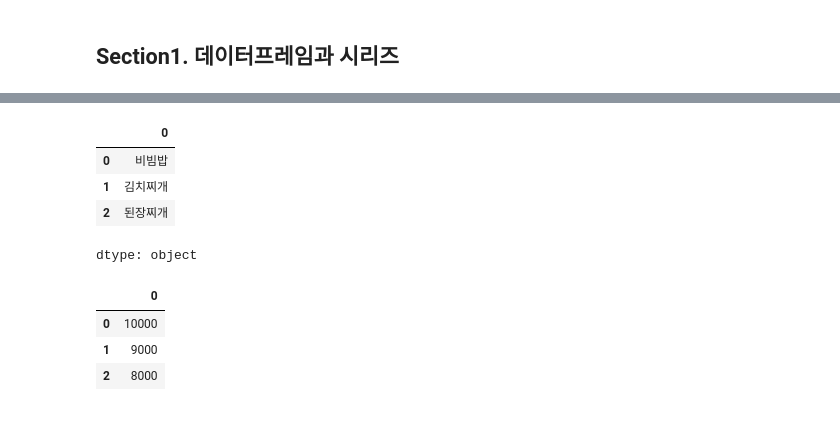
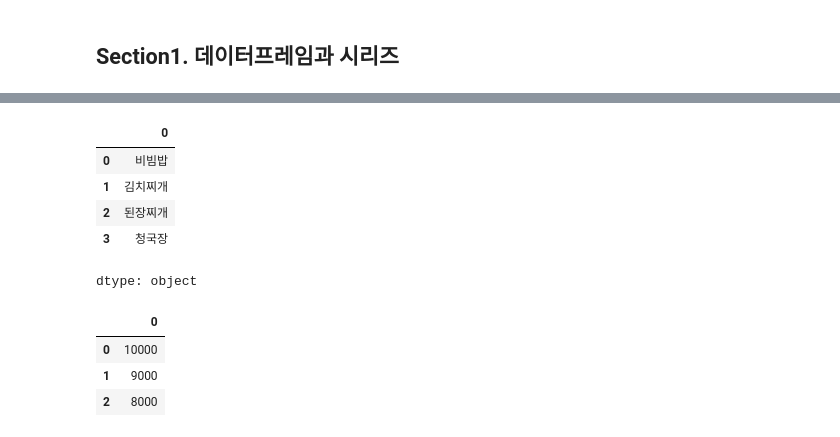
Before and after one commit to ecuirty-kr/1_DataAnalysis, a Jupyter notebook: ch2_pandas.ipynb, the cells around one changed output, grey strips where cells are left out. Cells and saved outputs as stored; diff of their text form; code cells hidden in the pictures.

```diff
--- a/ch2_pandas.ipynb
+++ b/ch2_pandas.ipynb
@@ -12,12 +23,13 @@ import pandas as pd
 # %%
 # 시리즈 만들기 (문자열)
-menu = pd.Series(['비빔밥', '김치찌개', '된장찌개'])
+menu = pd.Series(['비빔밥', '김치찌개', '된장찌개','청국장'])
 menu
 # %% [output]
 |  | 0 |
 | 0 | 비빔밥 |
 | 1 | 김치찌개 |
 | 2 | 된장찌개 |
+| 3 | 청국장 |
 dtype: object
 # %%
 # 시리즈 만들기(정수형)
```
Also changed, not shown: parts of 109 cells of this notebook.
